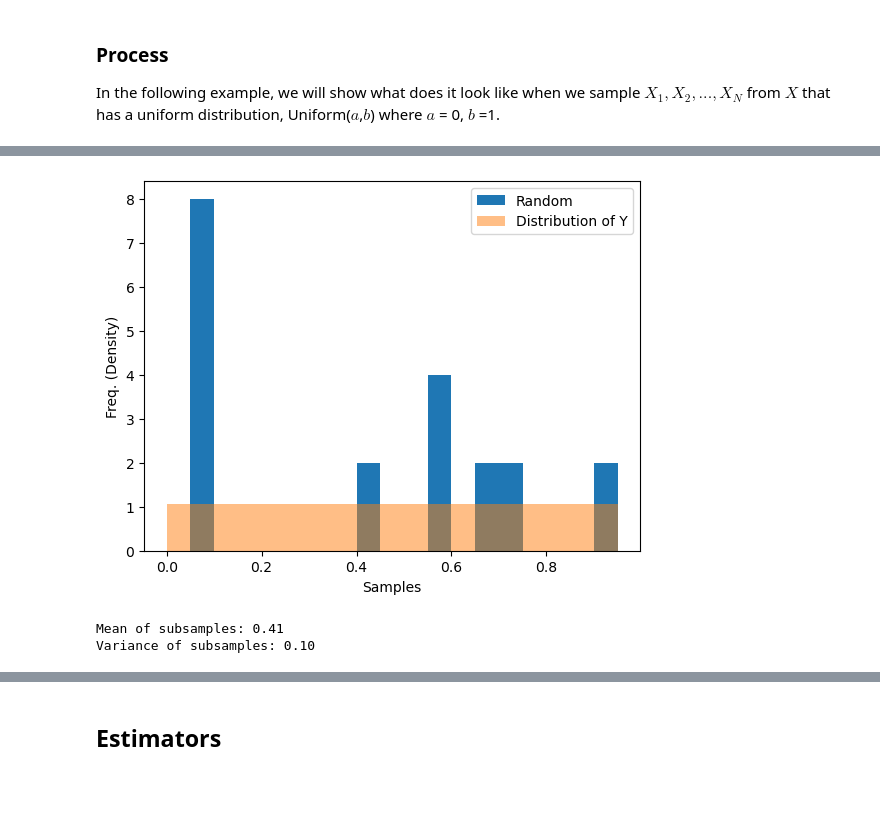
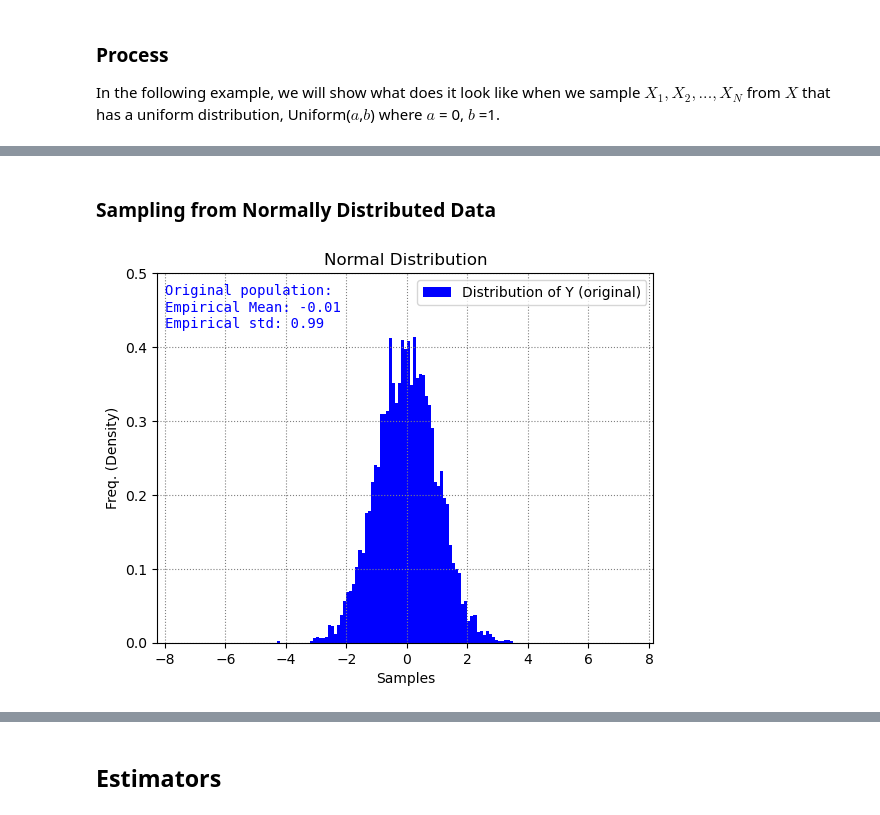
Before and after one commit to GenAI-CUEE/Estimation-Theory-EE523, a Jupyter notebook: Tutorial1/main.ipynb, the cells around one changed output, grey strips where cells are left out. Drawn from its saved outputs; the diff is of its cells as text; code cells hidden in the pictures; blank space fills up the shorter version.

```diff
--- a/Tutorial1/main.ipynb
+++ b/Tutorial1/main.ipynb
@@ -69,17 +44,39 @@ Variance of population: 0.08
-# %%
-N_select = 10
-data_sample = np.random.choice(data_population, N_select, replace=False)
-
-plt.hist(data_sample, bins = np.arange(0, 1, 0.05), density=True, label="Random")
-plt.hist(data_population, bins = np.arange(0, 1, 0.05), alpha=0.5, density=True, label="Distribution of Y")
-plt.legend()
-plt.ylabel("Freq. (Density)")
-plt.xlabel("Samples")
-plt.show()
-
-print("Mean of subsamples: %.2f" % np.mean(data_sample))
-print("Variance of subsamples: %.2f" % np.var(data_sample))
-# %% [output]
-[figure, removed]
-Mean of subsamples: 0.41
-Variance of subsamples: 0.10
+# %% [markdown]
+### Sampling from Normally Distributed Data
+# %%
+import numpy as np
+import joypy
+from matplotlib import cm
+import matplotlib.pyplot as plt
+import pandas as pd
+
+import os
+
+cwd = os.getcwd()
+
+
+data_population = np.random.randn(5000)
+
+#print("Mean of population: %.2f" % np.mean(data_population))
+#print("Variance of population: %.2f" % np.var(data_population))
+
+textstr_original = '\n'.join([
+    'Original population:',
+    "Empirical Mean: %.2f"  % np.mean(data_population),
+    "Empirical std: %.2f" % np.std(data_population)])
+
+plt.hist(data_population, bins = np.arange(-7.5, 7.5, 0.1), density=True, color="blue", label="Distribution of Y (original)")
+plt.ylabel("Freq. (Density)")
+plt.xlabel("Samples")
+plt.title("Normal Distribution")
+plt.text(-8, 0.485, textstr_original,horizontalalignment='left', verticalalignment='top', family='monospace', color="blue")
+plt.legend(loc='upper right')
+plt.ylim(0,0.5)
+plt.grid(  which='both', color='grey', linestyle=':')
+plt.savefig("Original_Normally_Distributed.png",
+               bbox_inches='tight',
+               transparent=True,
+               pad_inches=0,dpi=400)
+plt.show()
+# %% [output]
+[figure, added]
```
Also changed, not shown: parts of 5 cells of this notebook.
